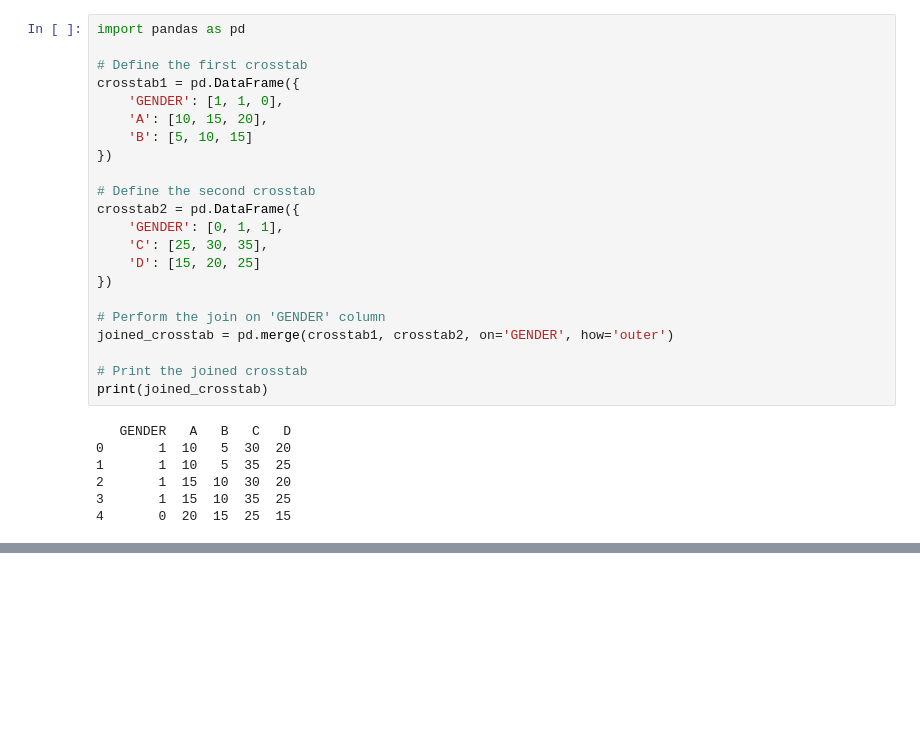
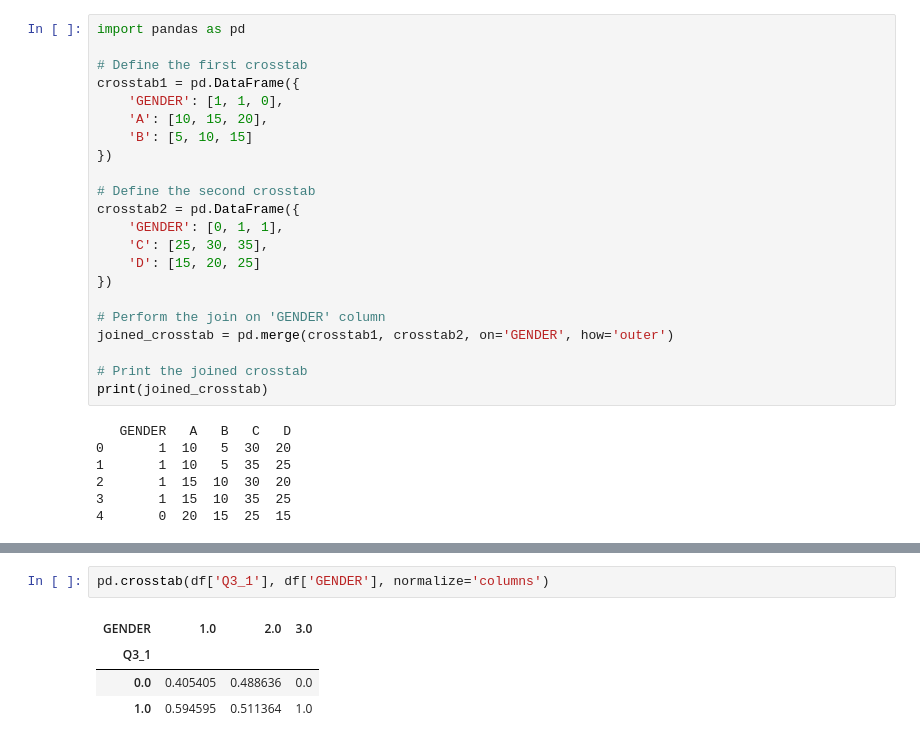
Before and after one commit to jellohead/output_manipulation, a Jupyter notebook: output_manipulation.ipynb, the cells around one changed output, grey strips where cells are left out. Drawn from its saved outputs; the diff is of its cells as text; blank space fills up the shorter version.

```diff
--- a/output_manipulation.ipynb
+++ b/output_manipulation.ipynb
@@ -913,0 +1020,7 @@ print(joined_crosstab)
+# %%
+pd.crosstab(df['Q3_1'], df['GENDER'], normalize='columns')
+# %% [output]
+| GENDER | 1.0 | 2.0 | 3.0 |
+| Q3_1 |  |  |  |
+| 0.0 | 0.405405 | 0.488636 | 0.0 |
+| 1.0 | 0.594595 | 0.511364 | 1.0 |
```
Also changed, not shown: parts of 15 cells of this notebook.
